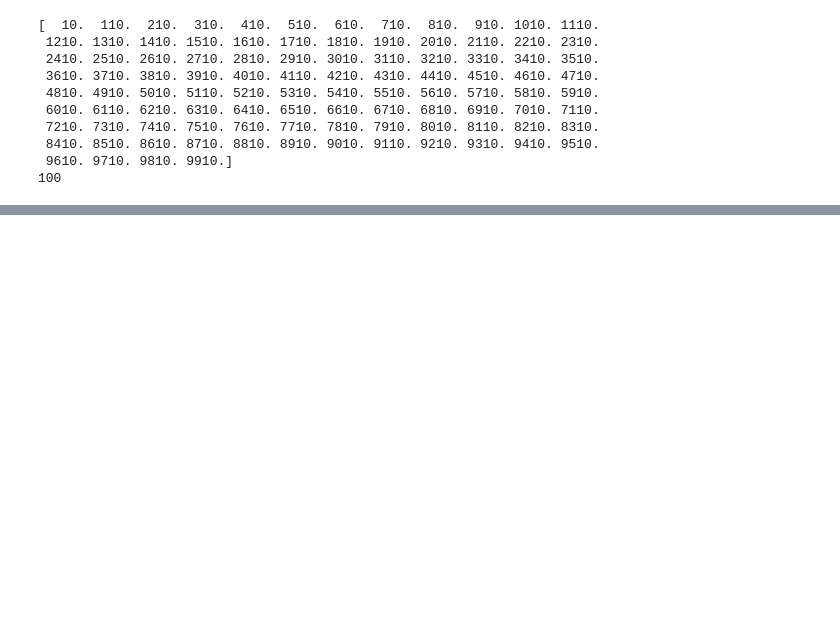
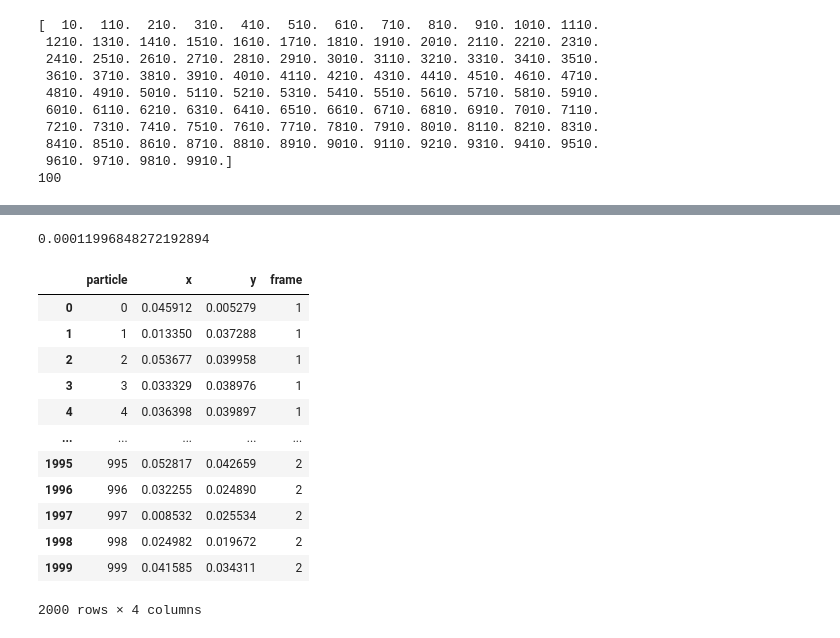
Before and after one commit to ParthM1504/Benchmarking-Dusty-Plasma-Temperature-Code, a Jupyter notebook: Benchmarking.ipynb, the cells around one changed output, grey strips where cells are left out. Drawn from its saved outputs; the diff is of its cells as text; code cells hidden in the pictures; blank space fills up the shorter version.

```diff
--- a/Benchmarking.ipynb
+++ b/Benchmarking.ipynb
@@ -546,0 +676,48 @@ ax.set_yscale('log')
+# %%
+# Parametersfor the benchmarking
+fps2=294.0
+num_particles=1000
+dt=1.0/fps2
+spatial_resolution2=30.69E-6  # in metres per px
+dust_diameter=7.14E-6 # in metres
+dust_rho=1510.0
+mu = 0
+mass = 4.0 / 3.0 * np.pi * ( dust_diameter/ 2.0)**3 * dust_rho #mass of the dust particles
+# print(mass)
+kb=constants.Boltzmann
+T2=300.0 #temperature in Kelvin
+sigma = np.sqrt(kb*T2/mass)
+print(sigma)
+
+left=0
+right=1751 # right border in px as per the camera of expt
+up=1667 # up border in px as per the camera of expt
+down=0
+left_SI=left*spatial_resolution
+right_SI=right*spatial_resolution
+up_SI=up*spatial_resolution
+down_SI=down*spatial_resolution
+final_frame=2
+n_bins=19
+# %% [output]
+0.00011996848272192894
+# %%
+x_y_df2 = make_velocities(fps2,num_particles,spatial_resolution2, mu,T2, right, up, 2)
+x_y_test = x_y_df2
+x_y_test= x_y_test[['part_no', 'x', 'y','frame']]
+x_y_test = x_y_test.rename(columns={'part_no': 'particle'})
+x_y_test
+# %% [output]
+|  | particle | x | y | frame |
+| 0 | 0 | 0.045912 | 0.005279 | 1 |
+| 1 | 1 | 0.013350 | 0.037288 | 1 |
+| 2 | 2 | 0.053677 | 0.039958 | 1 |
+| 3 | 3 | 0.033329 | 0.038976 | 1 |
+| 4 | 4 | 0.036398 | 0.039897 | 1 |
+| ... | ... | ... | ... | ... |
+| 1995 | 995 | 0.052817 | 0.042659 | 2 |
+| 1996 | 996 | 0.032255 | 0.024890 | 2 |
+| 1997 | 997 | 0.008532 | 0.025534 | 2 |
+| 1998 | 998 | 0.024982 | 0.019672 | 2 |
+| 1999 | 999 | 0.041585 | 0.034311 | 2 |
+2000 rows × 4 columns
```
Also changed, not shown: parts of 25 cells of this notebook.
